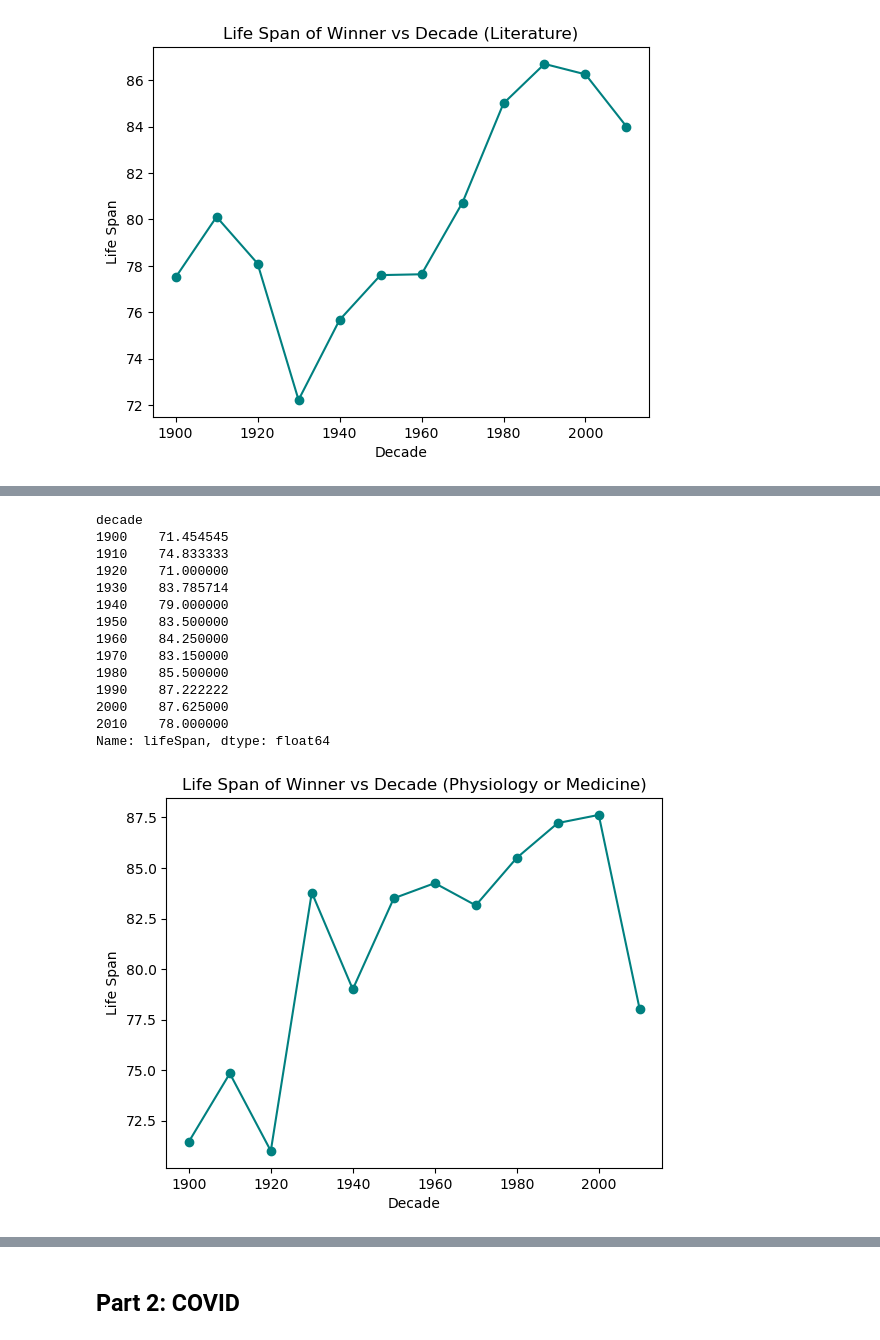
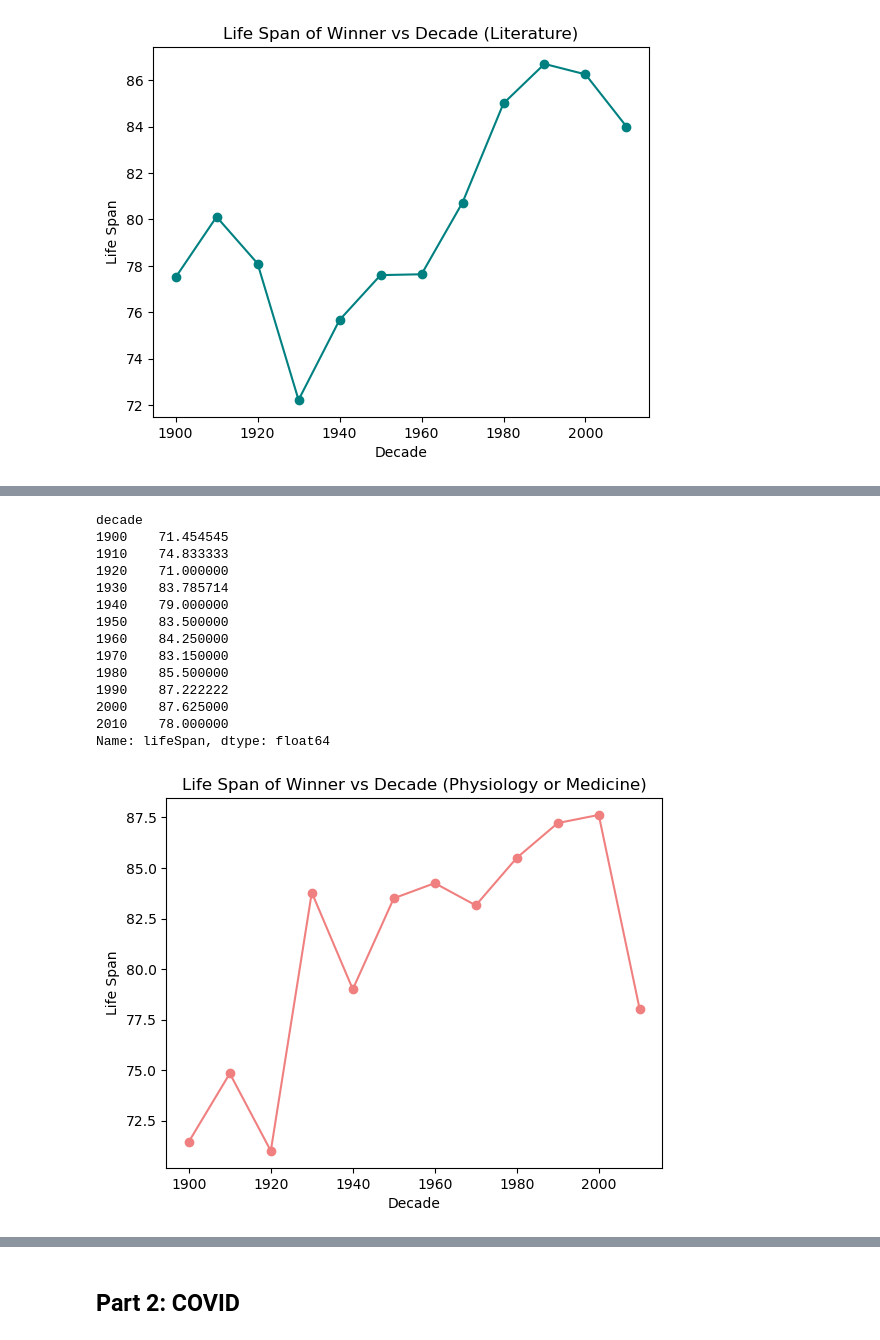
Before and after one commit to elaine-tao/COMM-337-Group-Project-1, a Jupyter notebook: Group Project 1.ipynb, the cells around one changed output, grey strips where cells are left out. Cells and saved outputs as stored; diff of their text form; code cells hidden in the pictures.

```diff
--- a/Group Project 1.ipynb
+++ b/Group Project 1.ipynb
@@ -564,31 +577,31 @@ Name: lifeSpan, dtype: float64
 # %%
 med1=nobelindividual.loc[nobelindividual['category']=='Physiology or Medicine'].copy()
 med1['decade']=10*(med1['year']//10)
 med1['decade']=med1['decade'].astype('int64')
 mavg_lifeSpan_dec=med1.groupby('decade')['lifeSpan'].mean()
 print(mavg_lifeSpan_dec)
 
-mavg_lifeSpan_dec.plot( **{'color': 'teal', 'marker': 'o'})
+mavg_lifeSpan_dec.plot( **{'color': 'lightcoral', 'marker': 'o'})
 plt.xlabel("Decade")
 plt.ylabel("Life Span")
 plt.title("Life Span of Winner vs Decade (Physiology or Medicine)")
 plt.show()
 # %% [output]
 decade
 1900    71.454545
 1910    74.833333
 1920    71.000000
 1930    83.785714
 1940    79.000000
 1950    83.500000
 1960    84.250000
 1970    83.150000
 1980    85.500000
 1990    87.222222
 2000    87.625000
 2010    78.000000
 Name: lifeSpan, dtype: float64
-[figure, old version]
+[figure, new version]
 # %%
 peace1=nobelindividual.loc[nobelindividual['category']=='Peace'].copy()
 peace1['decade']=10*(peace1['year']//10)
```
Also changed, not shown: parts of 23 cells of this notebook.
